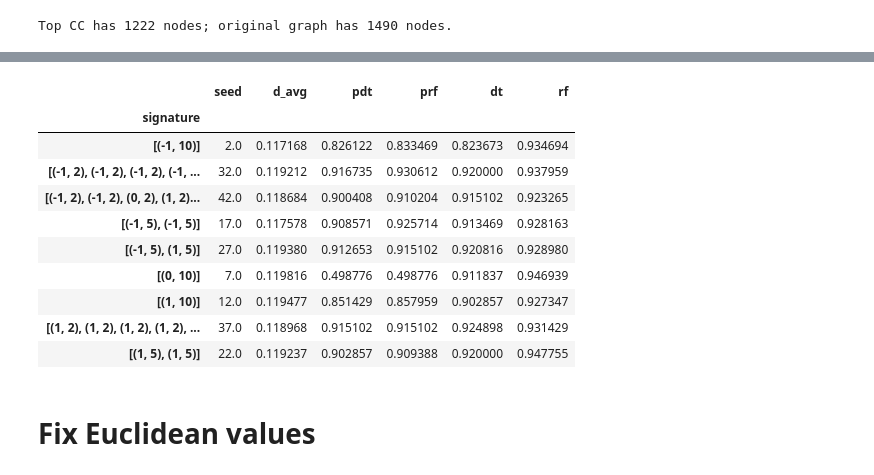
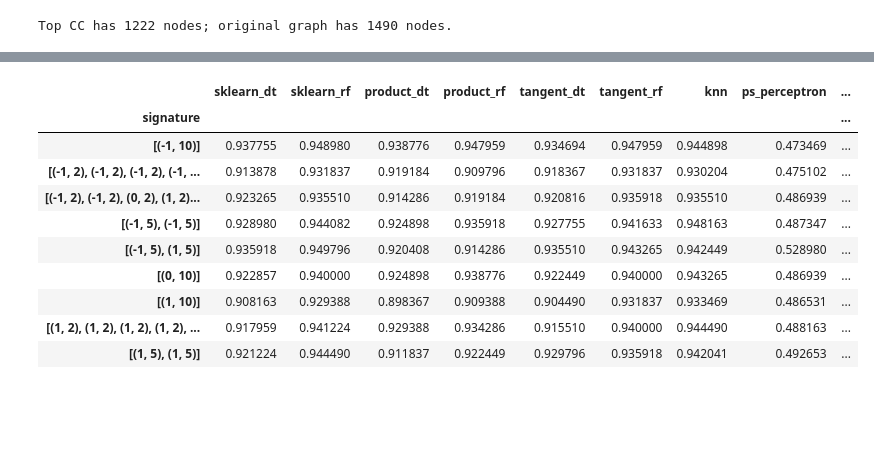
Before and after one commit to qc2321/embedders, a Jupyter notebook: notebooks/2_pc_polblogs_benchmark.ipynb, the cells around one changed output, grey strips where cells are left out. Drawn from its saved outputs; the diff is of its cells as text; code cells hidden in the pictures; blank space fills up the shorter version.

```diff
--- a/notebooks/2_pc_polblogs_benchmark.ipynb
+++ b/notebooks/2_pc_polblogs_benchmark.ipynb
@@ -366,17 +358,16 @@ plt.legend()
 # %%
-results_df["signature"] = [str(x) for x in results_df["signature"]]
-results_df.groupby("signature").mean()
+results["signature"] = [str(sig) for sig in results["signature"]]  # Idempotent
+results_grouped = results.groupby(["signature"]).mean()
+results_grouped
 # %% [output]
-|  | seed | d_avg | pdt | prf | dt | rf |
-| signature |  |  |  |  |  |  |
-| [(-1, 10)] | 2.0 | 0.117168 | 0.826122 | 0.833469 | 0.823673 | 0.934694 |
-| [(-1, 2), (-1, 2), (-1, 2), (-1, ... | 32.0 | 0.119212 | 0.916735 | 0.930612 | 0.920000 | 0.937959 |
-| [(-1, 2), (-1, 2), (0, 2), (1, 2)... | 42.0 | 0.118684 | 0.900408 | 0.910204 | 0.915102 | 0.923265 |
-| [(-1, 5), (-1, 5)] | 17.0 | 0.117578 | 0.908571 | 0.925714 | 0.913469 | 0.928163 |
-| [(-1, 5), (1, 5)] | 27.0 | 0.119380 | 0.912653 | 0.915102 | 0.920816 | 0.928980 |
-| [(0, 10)] | 7.0 | 0.119816 | 0.498776 | 0.498776 | 0.911837 | 0.946939 |
-| [(1, 10)] | 12.0 | 0.119477 | 0.851429 | 0.857959 | 0.902857 | 0.927347 |
-| [(1, 2), (1, 2), (1, 2), (1, 2), ... | 37.0 | 0.118968 | 0.915102 | 0.915102 | 0.924898 | 0.931429 |
-| [(1, 5), (1, 5)] | 22.0 | 0.119237 | 0.902857 | 0.909388 | 0.920000 | 0.947755 |
+|  | sklearn_dt | sklearn_rf | product_dt | product_rf | tangent_dt | tangent_rf | knn | ps_perceptron | ... |
+| signature |  |  |  |  |  |  |  |  | ... |
+| [(-1, 10)] | 0.937755 | 0.948980 | 0.938776 | 0.947959 | 0.934694 | 0.947959 | 0.944898 | 0.473469 | ... |
+| [(-1, 2), (-1, 2), (-1, 2), (-1, ... | 0.913878 | 0.931837 | 0.919184 | 0.909796 | 0.918367 | 0.931837 | 0.930204 | 0.475102 | ... |
+| [(-1, 2), (-1, 2), (0, 2), (1, 2)... | 0.923265 | 0.935510 | 0.914286 | 0.919184 | 0.920816 | 0.935918 | 0.935510 | 0.486939 | ... |
+| [(-1, 5), (-1, 5)] | 0.928980 | 0.944082 | 0.924898 | 0.935918 | 0.927755 | 0.941633 | 0.948163 | 0.487347 | ... |
+| [(-1, 5), (1, 5)] | 0.935918 | 0.949796 | 0.920408 | 0.914286 | 0.935510 | 0.943265 | 0.942449 | 0.528980 | ... |
+| [(0, 10)] | 0.922857 | 0.940000 | 0.924898 | 0.938776 | 0.922449 | 0.940000 | 0.943265 | 0.486939 | ... |
+| [(1, 10)] | 0.908163 | 0.929388 | 0.898367 | 0.909388 | 0.904490 | 0.931837 | 0.933469 | 0.486531 | ... |
+| [(1, 2), (1, 2), (1, 2), (1, 2), ... | 0.917959 | 0.941224 | 0.929388 | 0.934286 | 0.915510 | 0.940000 | 0.944490 | 0.488163 | ... |
+| [(1, 5), (1, 5)] | 0.921224 | 0.944490 | 0.911837 | 0.922449 | 0.929796 | 0.935918 | 0.942041 | 0.492653 | ... |
-# %% [markdown]
-# Fix Euclidean values
```
Also changed, not shown: parts of 13 cells of this notebook, 8 other files.
